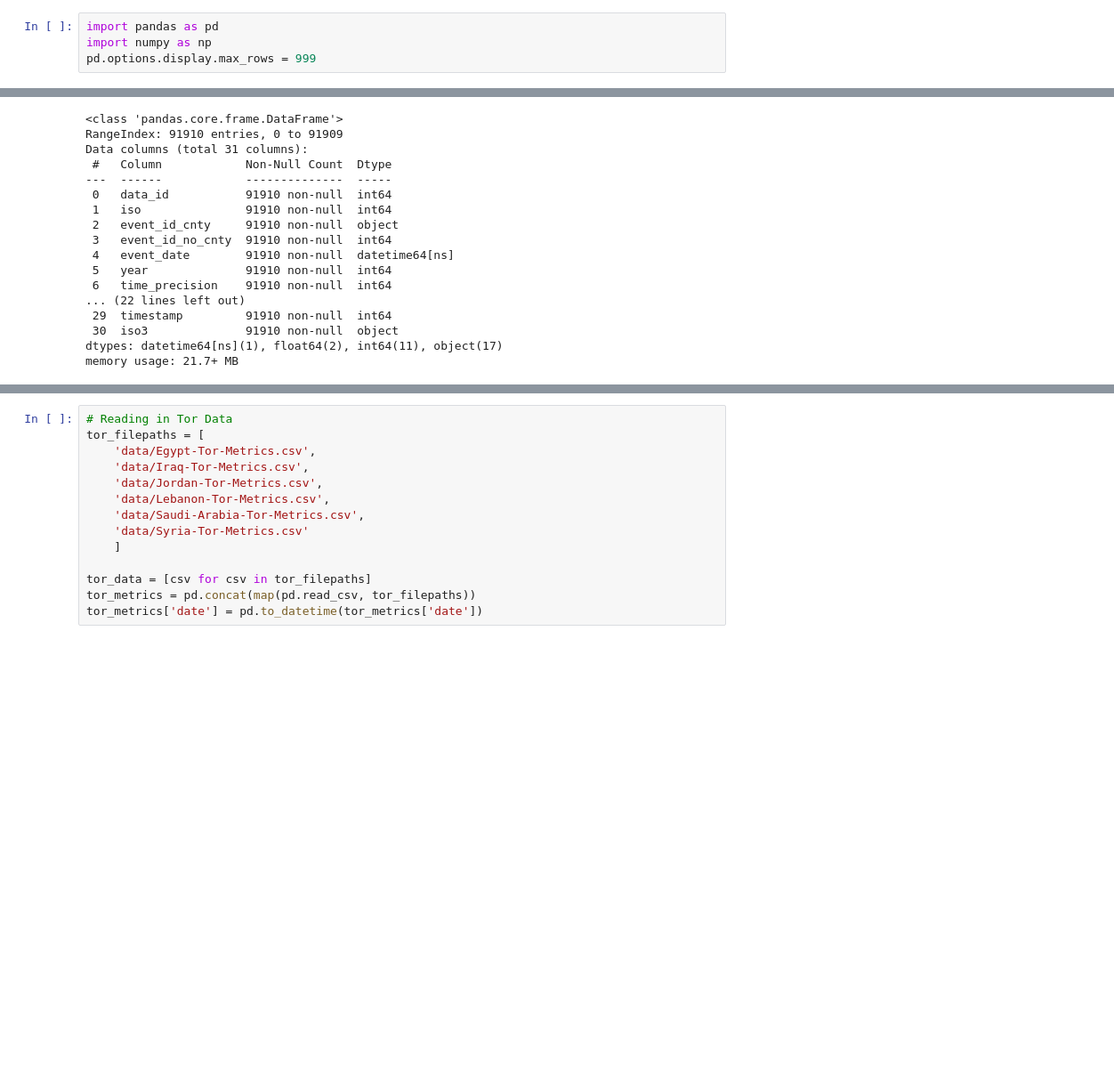
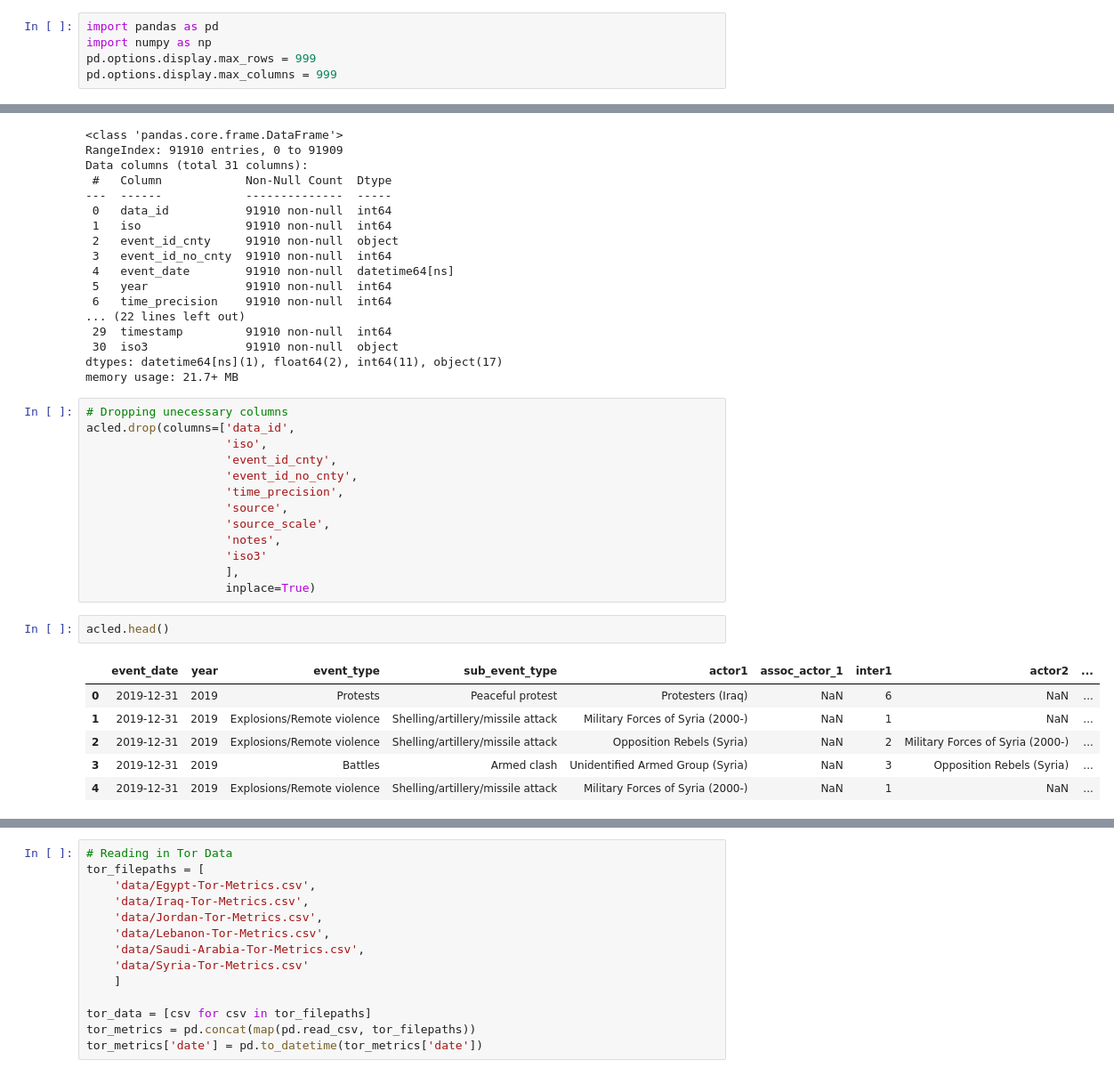
Before and after one commit to dbmcadam/Capstone, a Jupyter notebook: merging-notebook.ipynb, the cells around one changed output, grey strips where cells are left out. Shown at 89% size. Saved outputs shown, nothing was run; the diff lists cells and outputs as text; blank space fills up the shorter version.

```diff
--- a/merging-notebook.ipynb
+++ b/merging-notebook.ipynb
@@ -2,6 +2,7 @@
 import pandas as pd
 import numpy as np
 pd.options.display.max_rows = 999
+pd.options.display.max_columns = 999
 # %%
 # Reading in Data
 acled = pd.read_csv('data/ACLED.csv')
@@ -36,3 +36,25 @@ Data columns (total 31 columns):
  30  iso3              91910 non-null  object
 dtypes: datetime64[ns](1), float64(2), int64(11), object(17)
 memory usage: 21.7+ MB
+# %%
+# Dropping unecessary columns
+acled.drop(columns=['data_id',
+                    'iso',
+                    'event_id_cnty',
+                    'event_id_no_cnty',
+                    'time_precision',
+                    'source',
+                    'source_scale',
+                    'notes',
+                    'iso3'
+                    ],
+                    inplace=True)
+# %%
+acled.head()
+# %% [output]
+|  | event_date | year | event_type | sub_event_type | actor1 | assoc_actor_1 | inter1 | actor2 | ... |
+| 0 | 2019-12-31 | 2019 | Protests | Peaceful protest | Protesters (Iraq) | NaN | 6 | NaN | ... |
+| 1 | 2019-12-31 | 2019 | Explosions/Remote violence | Shelling/artillery/missile attack | Military Forces of Syria (2000-) | NaN | 1 | NaN | ... |
+| 2 | 2019-12-31 | 2019 | Explosions/Remote violence | Shelling/artillery/missile attack | Opposition Rebels (Syria) | NaN | 2 | Military Forces of Syria (2000-) | ... |
+| 3 | 2019-12-31 | 2019 | Battles | Armed clash | Unidentified Armed Group (Syria) | NaN | 3 | Opposition Rebels (Syria) | ... |
+| 4 | 2019-12-31 | 2019 | Explosions/Remote violence | Shelling/artillery/missile attack | Military Forces of Syria (2000-) | NaN | 1 | NaN | ... |
```
Also changed, not shown: parts of 24 cells of this notebook, 10 other files.
